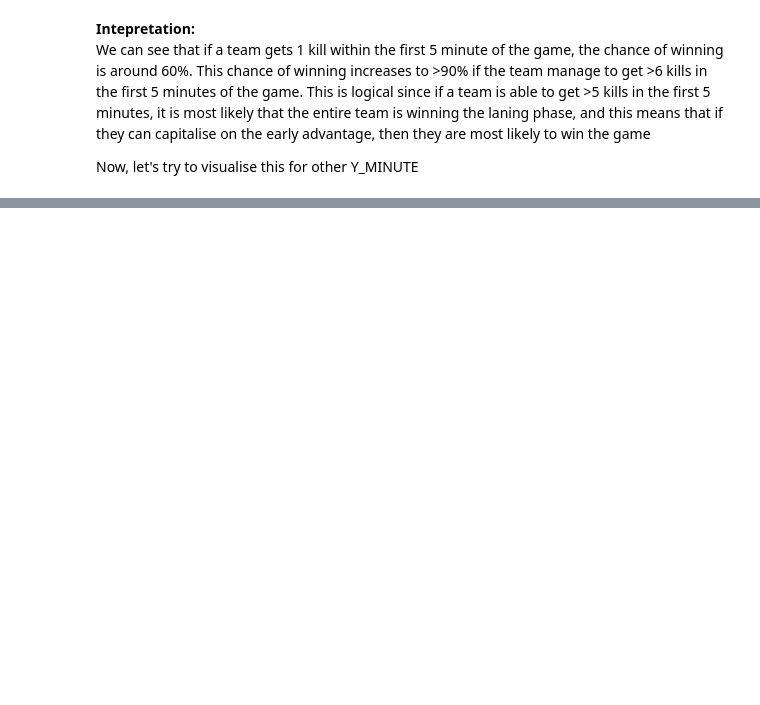
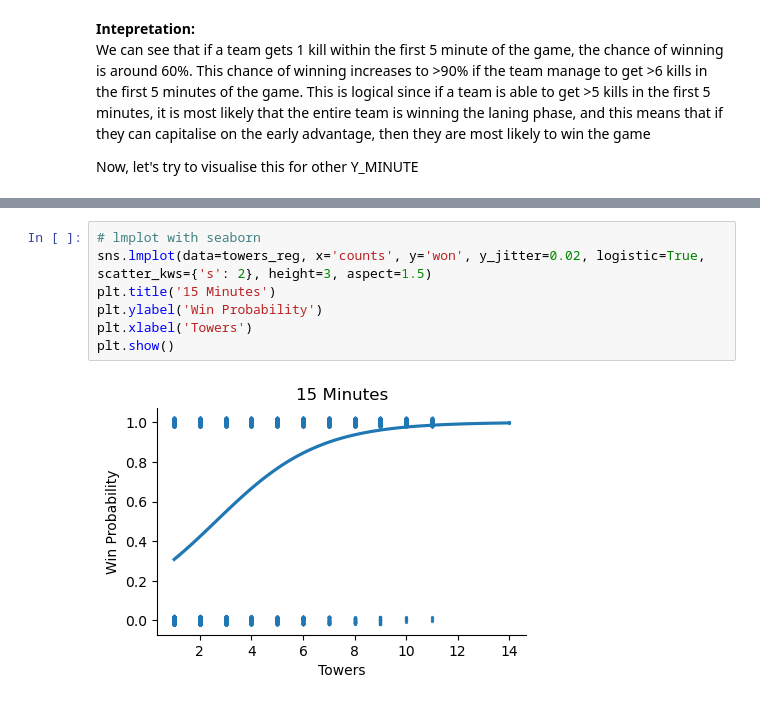
Before and after one commit to oscarqjh/NTU_SC1015_Project, a Jupyter notebook: LogisticRegression.ipynb, the cells around one changed output, grey strips where cells are left out. Saved outputs shown, nothing was run; the diff lists cells and outputs as text; blank space fills up the shorter version.

```diff
--- a/LogisticRegression.ipynb
+++ b/LogisticRegression.ipynb
@@ -203,0 +317,9 @@ Continue in `RNN.ipynb`
+# %%
+# lmplot with seaborn
+sns.lmplot(data=towers_reg, x='counts', y='won', y_jitter=0.02, logistic=True, scatter_kws={'s': 2}, height=3, aspect=1.5)
+plt.title('15 Minutes')
+plt.ylabel('Win Probability')
+plt.xlabel('Towers')
+plt.show()
+# %% [output]
+[figure, added]
```
Also changed, not shown: parts of 16 cells of this notebook, 8 other files.
